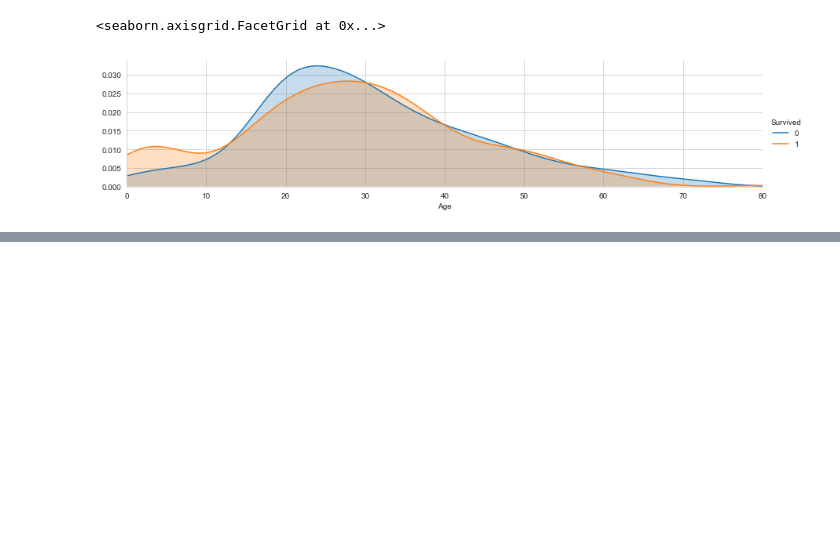
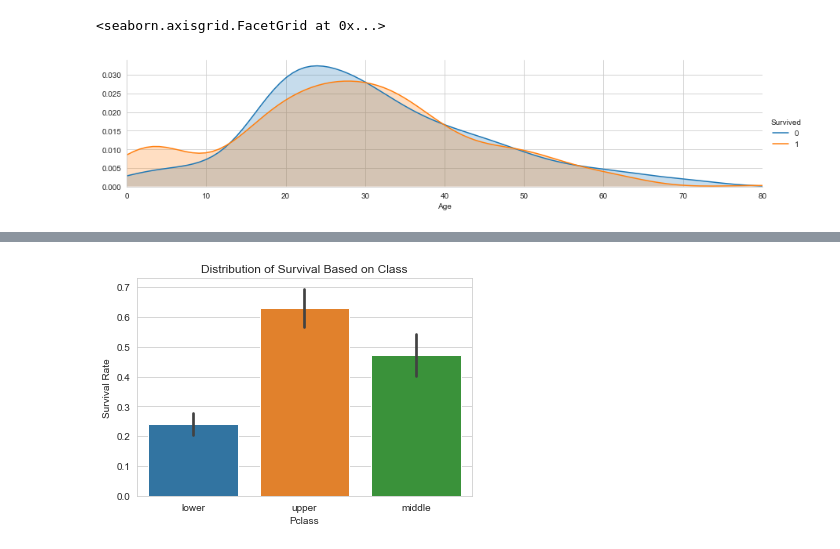
Before and after one commit to nathansimon/DataScience, a Jupyter notebook: DATA SCIENCE FINAL PROJECT.ipynb, the cells around one changed output, grey strips where cells are left out. Cells and saved outputs as stored; diff of their text form; code cells hidden in the pictures; blank space fills up the shorter version.

```diff
--- a/DATA SCIENCE FINAL PROJECT.ipynb
+++ b/DATA SCIENCE FINAL PROJECT.ipynb
@@ -241 +233,13 @@ axis1.set_xticklabels(["With Family","Alone"], rotation=0)
 [figure]
+# %%
+sns.barplot(x="Pclass", y="Survived", data=titanic)
+plt.ylabel("Survival Rate")
+plt.title("Distribution of Survival Based on Class")
+plt.show()
+
+total_survived_one = titanic[titanic.Pclass == 1]["Survived"].sum()
+total_survived_two = titanic[titanic.Pclass == 2]["Survived"].sum()
+total_survived_three = titanic[titanic.Pclass == 3]["Survived"].sum()
+total_survived_class = total_survived_one + total_survived_two + total_survived_three
+# %% [output]
+[figure, added]
```
Also changed, not shown: parts of 13 cells of this notebook.
